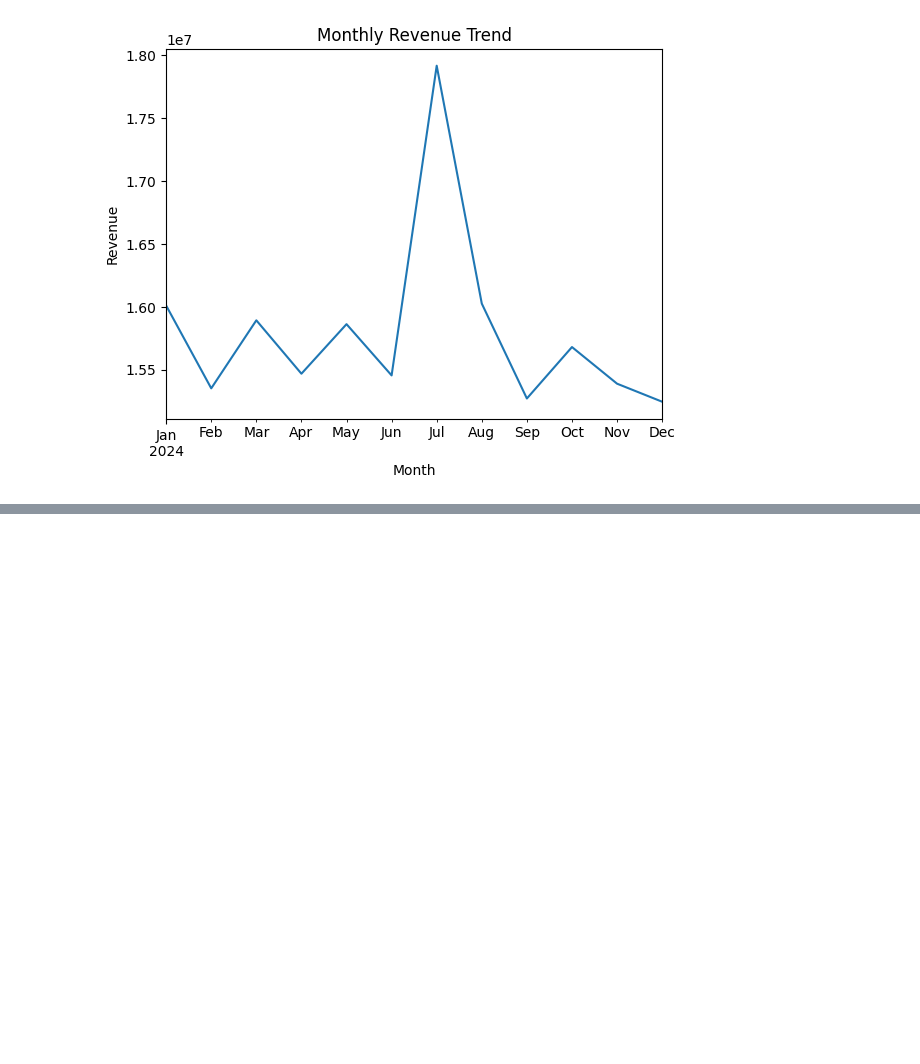
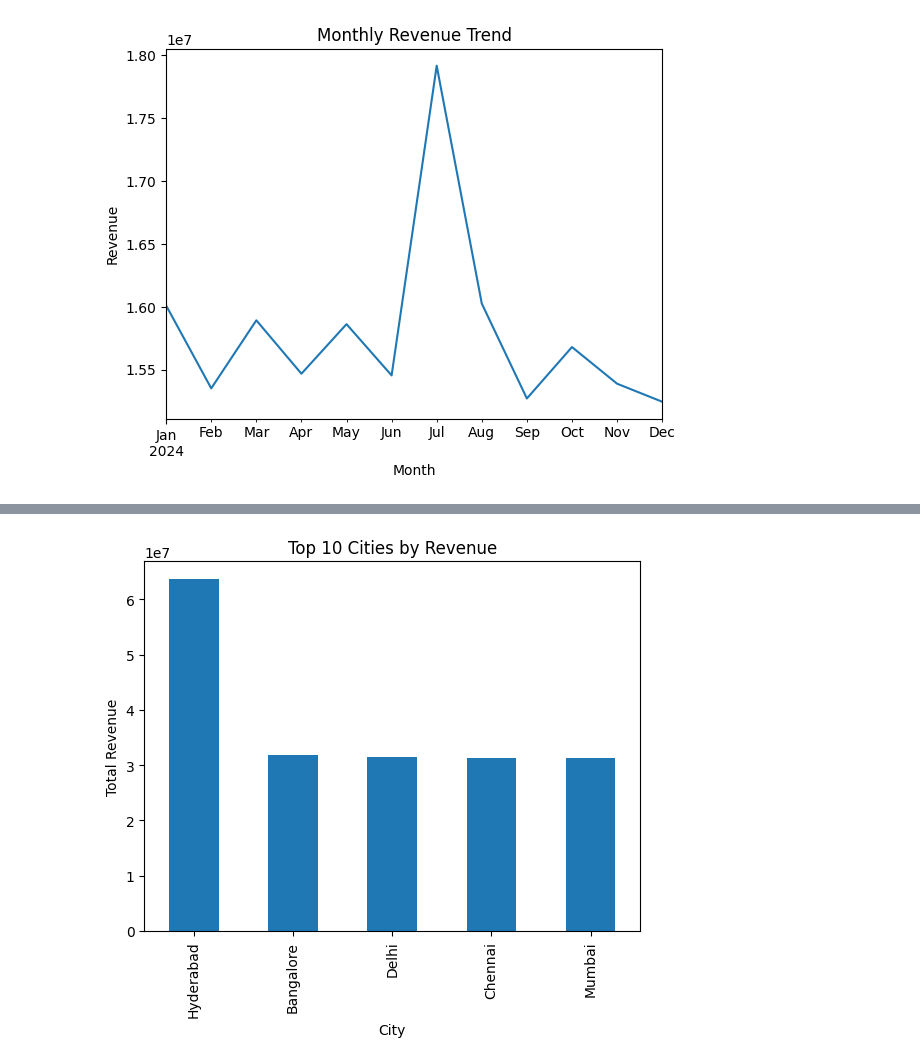
Before and after one commit to ViswamugiPM/Online_food_delivery_analysis_project, a Jupyter notebook: 03_eda.ipynb, the cells around one changed output, grey strips where cells are left out. Saved outputs shown, nothing was run; the diff lists cells and outputs as text; code cells hidden in the pictures; blank space fills up the shorter version.

```diff
--- a/03_eda.ipynb
+++ b/03_eda.ipynb
@@ -161,0 +221,9 @@ plt.show()
+# %%
+city_revenue = (
+    df.groupby("City")["Final_Amount"]
+    .sum()
+    .sort_values(ascending=False)
+    .head(10)
+)
+
+city_revenue
@@ -161,0 +238,8 @@ plt.show()
+# %%
+city_revenue.plot(kind="bar")
+plt.title("Top 10 Cities by Revenue")
+plt.xlabel("City")
+plt.ylabel("Total Revenue")
+plt.show()
+# %% [output]
+[figure, added]
```
Also changed, not shown: parts of 29 cells of this notebook, 1 other file.
